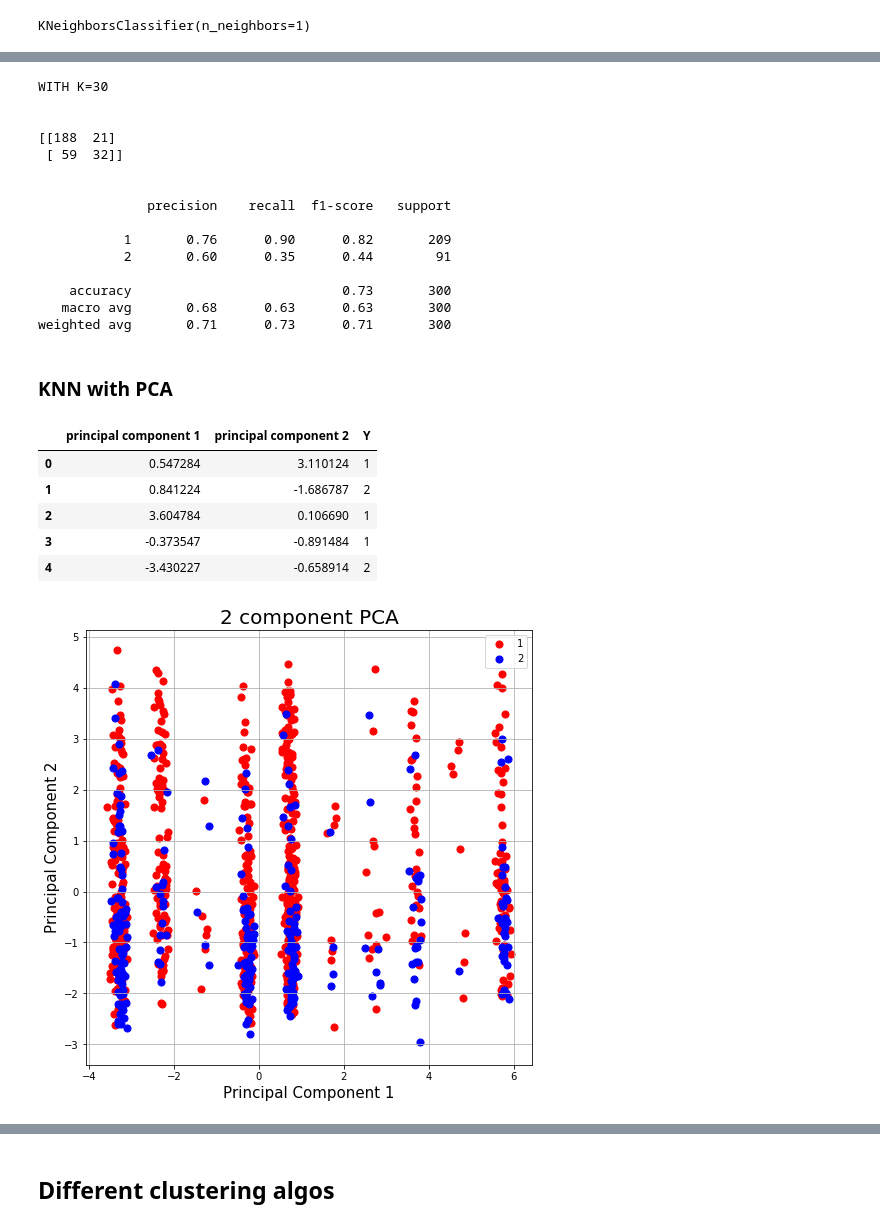
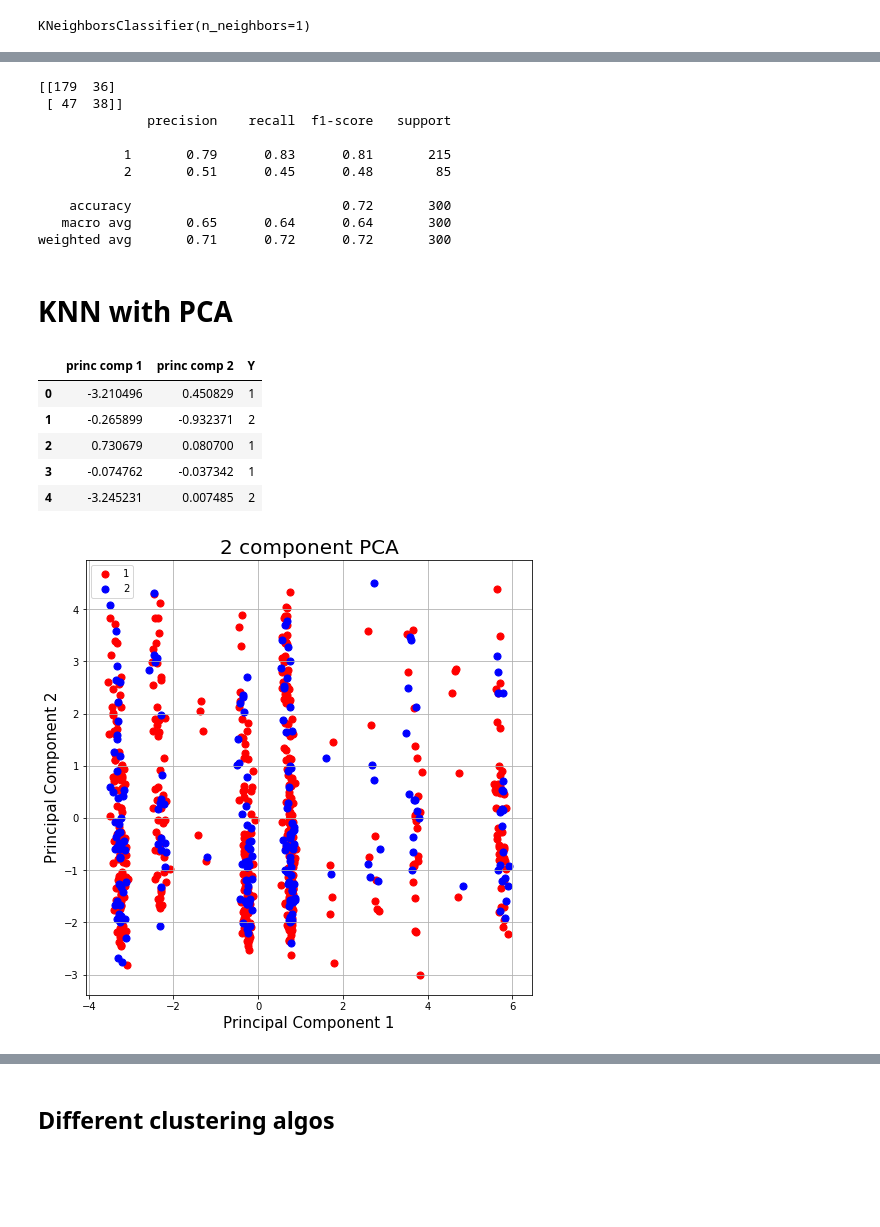
Before and after one commit to kevinhartyanyi/introduction-to-data-science, a Jupyter notebook: assignment/Assignment.ipynb, the cells around one changed output, grey strips where cells are left out. Drawn from its saved outputs; the diff is of its cells as text; code cells hidden in the pictures; blank space fills up the shorter version.

```diff
--- a/assignment/Assignment.ipynb
+++ b/assignment/Assignment.ipynb
@@ -313,4 +315,8 @@ TODO: remove?
 from sklearn.decomposition import PCA
 # %%
 pca = PCA(n_components=2)
-reduced = pca.fit_transform(X)
+X_pca = pca.fit_transform(X)
+
+pca.fit(X_train)
+X_train_pca = pca.transform(X_train)
+X_test_pca = pca.transform(X_test)
@@ -319,4 +323,4 @@ reduced = pca.fit_transform(X)
 # %%
-principalDf = pd.DataFrame(reduced, columns = ['principal component 1', 'principal component 2'])
-finalDf = pd.concat([principalDf, y], axis = 1)
-finalDf.head()
+df_principal = pd.DataFrame(X_pca, columns = ['princ comp 1', 'princ comp 2'])
+df_principal = pd.concat([df_principal, y], axis = 1)
+df_principal.head()
@@ -323,17 +334,15 @@ finalDf.head()
 # %%
-fig = plt.figure(figsize = (8,8))
+fig = plt.figure(figsize = (10,10))
 ax = fig.add_subplot(1,1,1)
 ax.set_xlabel('Principal Component 1', fontsize = 15)
 ax.set_ylabel('Principal Component 2', fontsize = 15)
-ax.set_title('2 component PCA', fontsize = 20)
+ax.set_title('PCA', fontsize = 25)
 targets = [1, 2]
 colors = ['r', 'b']
 for target, color in zip(targets,colors):
-    indicesToKeep = finalDf['Y'] == target
-    ax.scatter(finalDf.loc[indicesToKeep, 'principal component 1']
-               , finalDf.loc[indicesToKeep, 'principal component 2']
-               , c = color
-               , s = 50)
-ax.legend(targets)
+    indicesToKeep = df_principal['Y'] == target
+    ax.scatter(df_principal.loc[indicesToKeep, 'princ comp 1'],
+               df_principal.loc[indicesToKeep, 'princ comp 2'], c = color)
+ax.legend(["Good Customer", "Bad Customer"])
 ax.grid()
 # %% [output]
@@ -447,62 +509,55 @@ knn = KNeighborsClassifier(n_neighbors=5)
 knn.fit(X_train_pca,y_train)
 pred = knn.predict(X_test_pca)
 
-print('\n')
 print(confusion_matrix(y_test,pred))
-print('\n')
 print(classification_report(y_test,pred))
 # %% [output]
-WITH K=30
-
-
-[[188  21]
- [ 59  32]]
-
-
+[[179  36]
+ [ 47  38]]
               precision    recall  f1-score   support
 
-           1       0.76      0.90      0.82       209
-           2       0.60      0.35      0.44        91
+           1       0.79      0.83      0.81       215
+           2       0.51      0.45      0.48        85
 
-    accuracy                           0.73       300
-   macro avg       0.68      0.63      0.63       300
-weighted avg       0.71      0.73      0.71       300
+    accuracy                           0.72       300
+   macro avg       0.65      0.64      0.64       300
+weighted avg       0.71      0.72      0.72       300
 # %% [markdown]
-### KNN with PCA
+# KNN with PCA
 # %%
 pca = PCA(n_components=2)
 pca.fit(X_train)
 X_train_pca = pca.transform(X_train)
 X_test_pca = pca.transform(X_test)
 # %%
-principalDf = pd.DataFrame(reduced, columns = ['principal component 1', 'principal component 2'])
-finalDf = pd.concat([principalDf, y], axis = 1)
-finalDf.head()
+df_principal = pd.DataFrame(X_train_pca, columns = ['princ comp 1', 'princ comp 2'])
+df_principal = pd.concat([df_principal, y], axis = 1)
+df_principal.head()
 # %% [output]
-|  | principal component 1 | principal component 2 | Y |
-| 0 | 0.547284 | 3.110124 | 1 |
-| 1 | 0.841224 | -1.686787 | 2 |
-| 2 | 3.604784 | 0.106690 | 1 |
-| 3 | -0.373547 | -0.891484 | 1 |
-| 4 | -3.430227 | -0.658914 | 2 |
+|  | princ comp 1 | princ comp 2 | Y |
+| 0 | -3.210496 | 0.450829 | 1 |
+| 1 | -0.265899 | -0.932371 | 2 |
+| 2 | 0.730679 | 0.080700 | 1 |
+| 3 | -0.074762 | -0.037342 | 1 |
+| 4 | -3.245231 | 0.007485 | 2 |
 # %%
 fig = plt.figure(figsize = (8,8))
 ax = fig.add_subplot(1,1,1)
 ax.set_xlabel('Principal Component 1', fontsize = 15)
 ax.set_ylabel('Principal Component 2', fontsize = 15)
 ax.set_title('2 component PCA', fontsize = 20)
 targets = [1, 2]
 colors = ['r', 'b']
 for target, color in zip(targets,colors):
-    indicesToKeep = finalDf['Y'] == target
-    ax.scatter(finalDf.loc[indicesToKeep, 'principal component 1']
-               , finalDf.loc[indicesToKeep, 'principal component 2']
+    indicesToKeep = df_principal['Y'] == target
+    ax.scatter(df_principal.loc[indicesToKeep, 'princ comp 1']
+               , df_principal.loc[indicesToKeep, 'princ comp 2']
                , c = color
                , s = 50)
 ax.legend(targets)
 ax.grid()
 # %% [output]
-[figure, old version]
+[figure, new version]
 # %%
 n_classes = len(np.unique(y_train))
 n_neighbors = 20
```
Also changed, not shown: parts of 59 cells of this notebook.
